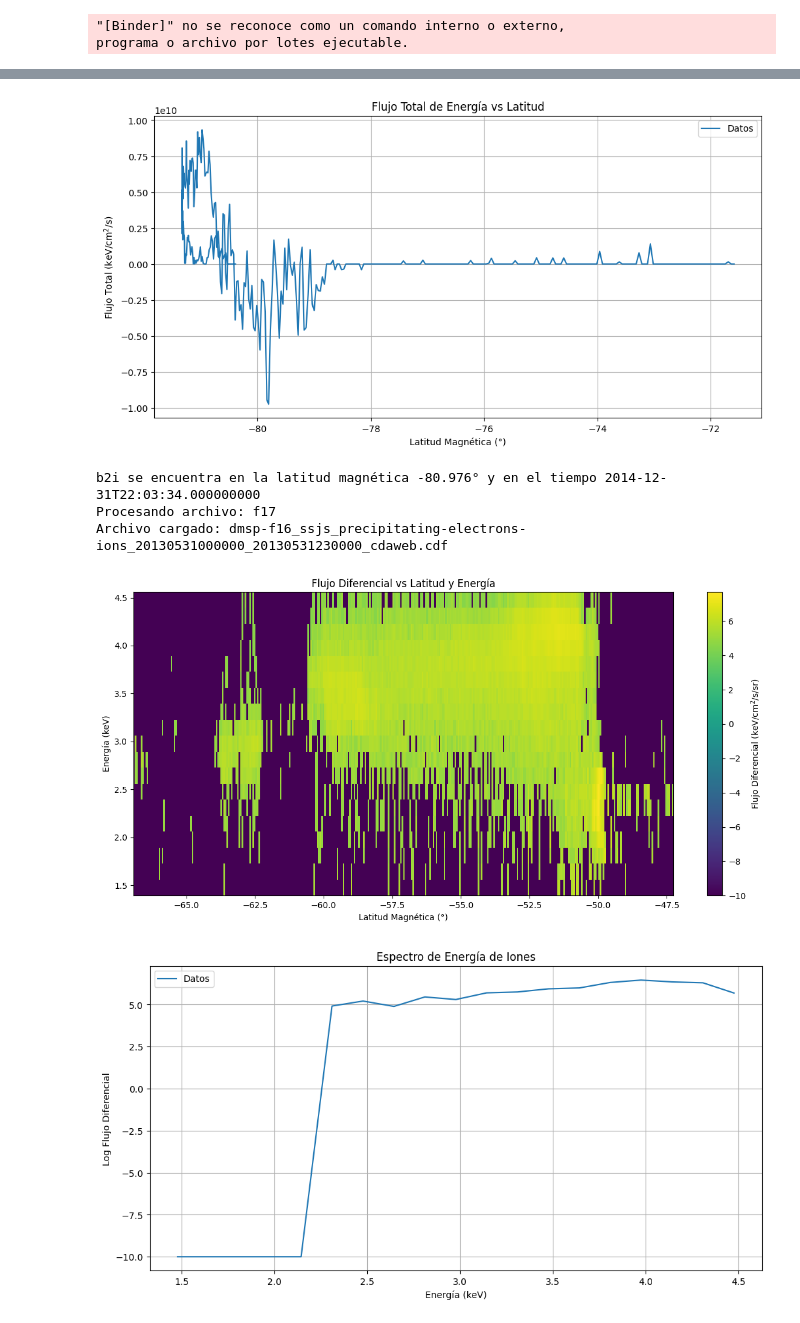
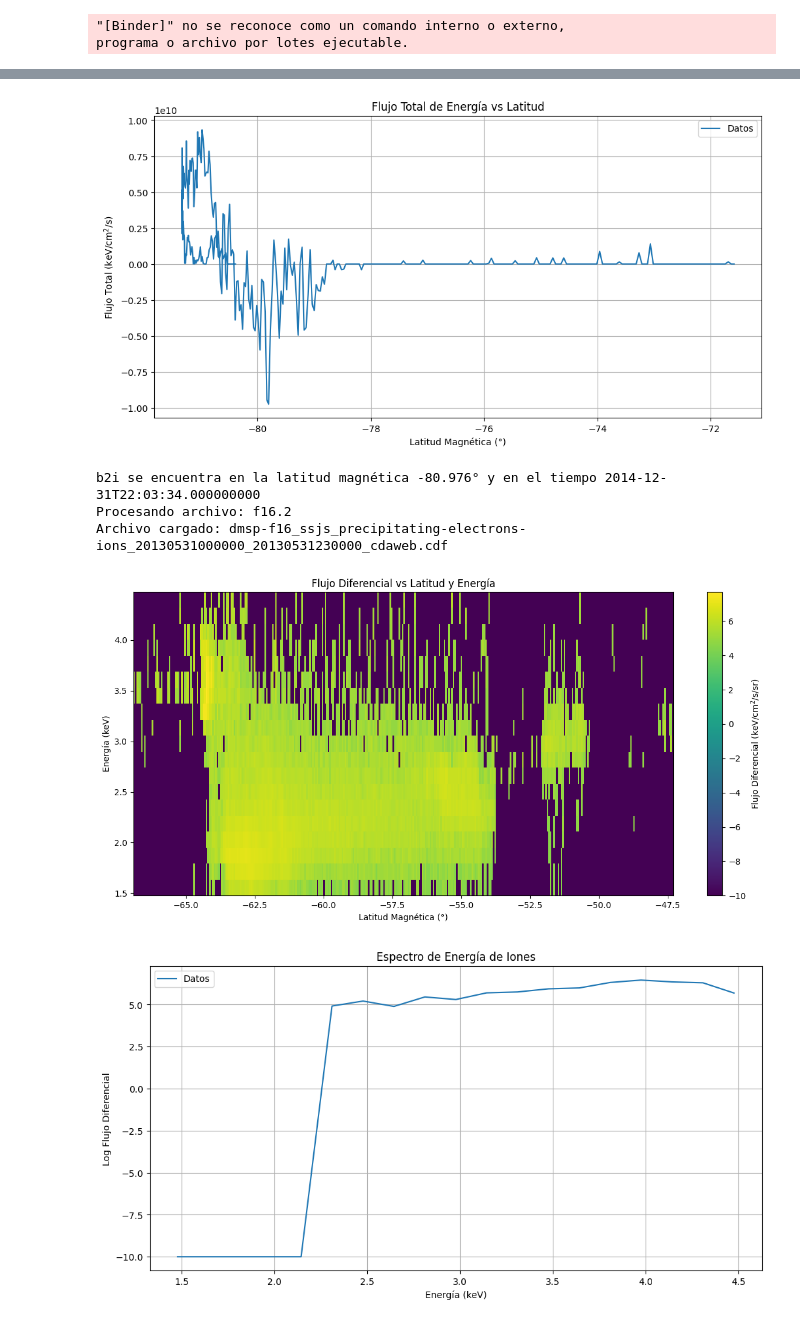
Before and after one commit to BenjaminEdwardsUsach/Proyecto_OvationPyme, a Jupyter notebook: OvationReborn1.2.ipynb, the cells around one changed output, grey strips where cells are left out. Saved outputs shown, nothing was run; the diff lists cells and outputs as text; code cells hidden in the pictures.

```diff
--- a/OvationReborn1.2.ipynb
+++ b/OvationReborn1.2.ipynb
@@ -121,8 +121,10 @@ def graficocolor(latitudes, energias, flujo, titulo, xlabel, ylabel, labelcolorb
         ylabel (str): Etiqueta del eje y.
         labelcolorbar (str): Etiqueta de la barra de color.
     """
+    lat_edges = np.linspace(latitudes.min(), latitudes.max(), len(latitudes) + 1)
+    energy_edges = np.linspace(energias.min(), energias.max(), len(energias) + 1)
     plt.figure(figsize=(12, 6))
-    plt.pcolormesh(latitudes, energias, flujo, cmap="viridis", shading='auto')
+    plt.pcolormesh(lat_edges, energy_edges, flujo, cmap="viridis", shading='auto')
     plt.colorbar(label=labelcolorbar)
     plt.xlabel(xlabel)
     plt.ylabel(ylabel)
@@ -219,13 +221,13 @@ def flujo_energetico_dms(filename, rango, espectro, bandas):
 
 # Parámetros y archivos en un diccionario, AQUI SE PUEDE AÑADIR MÁS ARCHIVOS, HAY UNA FORMA DE MEJORAR ESTO? Y SUPONGO QUE ESOS DATOS SON LOS QUE DEBO AUTOMATIZAR, NO?
 archivos_datos = {
-    "f16": {
+    "f16.1": {
         "archivo": "dmsp-f16_ssjs_precipitating-electrons-ions_20141231000000_20141231235959_cdaweb.cdf",
         "rango_datos": (79300, 79650),
         "espectro_datos": 79400,
         "bandas_energeticas": 6
     },
-    "f17": {
+    "f16.2": {
         "archivo": "dmsp-f16_ssjs_precipitating-electrons-ions_20130531000000_20130531230000_cdaweb.cdf",
         "rango_datos": (79300, 79650),
         "espectro_datos": 79400,
@@ -250,9 +252,9 @@ Archivo cargado: dmsp-f16_ssjs_precipitating-electrons-ions_20141231000000_20141
 [figure]
 [figure]
 b2i se encuentra en la latitud magnética -80.976° y en el tiempo 2014-12-31T22:03:34.000000000
-Procesando archivo: f17
+Procesando archivo: f16.2
 Archivo cargado: dmsp-f16_ssjs_precipitating-electrons-ions_20130531000000_20130531230000_cdaweb.cdf
-[figure, old version]
+[figure, new version]
 [figure]
 [figure]
 b2i se encuentra en la latitud magnética -51.457° y en el tiempo 2013-05-31T22:02:53.000000000
```
Also changed, not shown: parts of 1 cell of this notebook.
